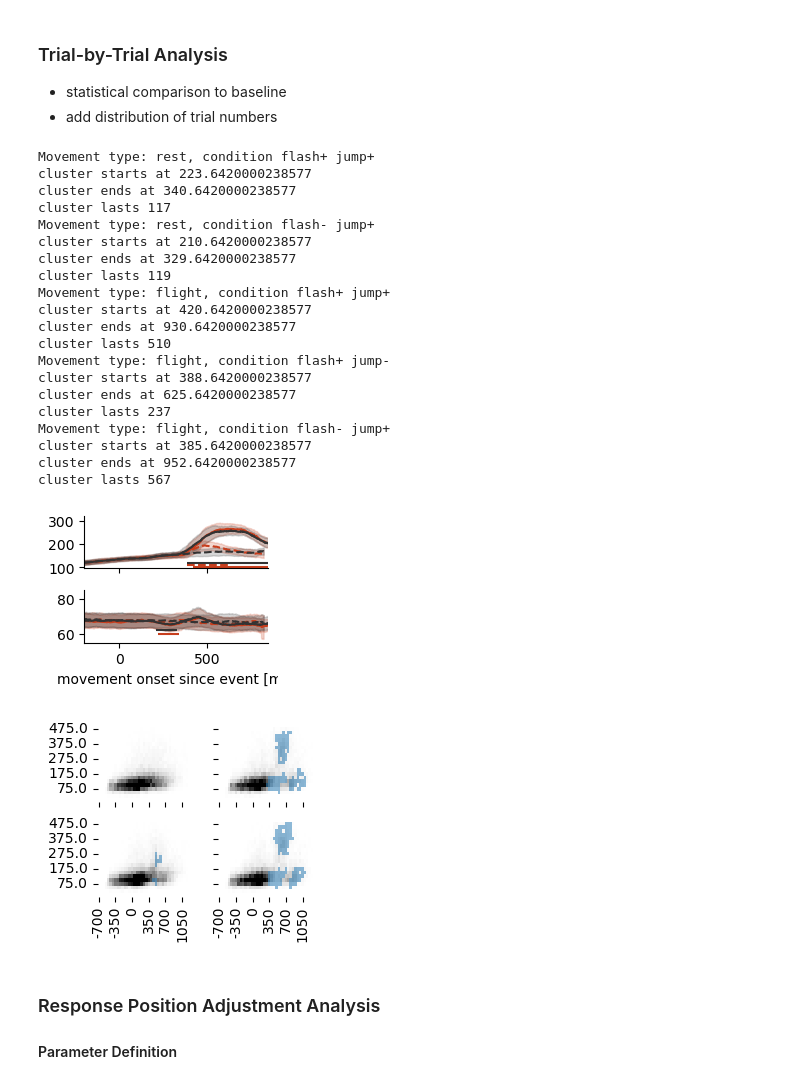
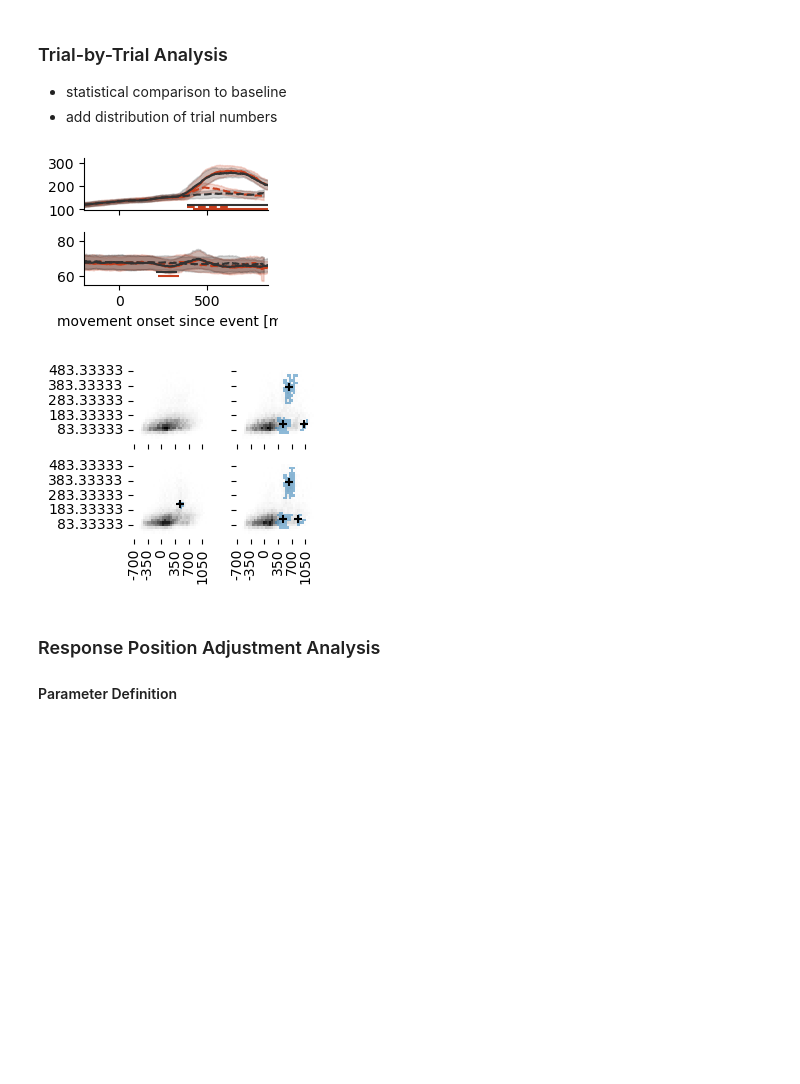
Before and after one commit to ClaraKuper/rapid_movement_inhibition, a Jupyter notebook: scripts/remote/scripts_target/Main Analysis.ipynb, the cells around one changed output. Saved outputs shown, nothing was run; the diff lists cells and outputs as text; code cells hidden in the pictures; blank space fills up the shorter version.

```diff
--- a/scripts/remote/scripts_target/Main Analysis.ipynb
+++ b/scripts/remote/scripts_target/Main Analysis.ipynb
@@ -349,50 +333,33 @@ linestyles = {
 
 smooth_window = 60
 
-heatmap_parameters = {'n_col': 42, 'n_row': 20,  'x_min': -700,
+heatmap_parameters = {'n_col': 42, 'n_row': 30,  'x_min': -700,
                       'x_max': 1400, 'y_min': 0, 'y_max': 500,}
 heatmap_figure_path = f'{results_path}/heatmaps_latencies_figure.svg'
 individual_heatmap_figure_path = f'{results_path}/heatmaps_individual_latencies_figure.svg'
+cluster_1d_path = f'{results_path}/rest_flight_time_cluster.csv'
+cluster_2d_path = f'{results_path}/heatmap_flight_cluster.csv'
 # %%
 time, participant_timings = trial_by_trial_analysis(trial_data,
                                                     touch_relative_col,
                                                     plot_columns,
                                                     conditions_dict,
                                                     baseline_condition_dict,
                                                     colors,
                                                     linestyles,
                                                     participant_col,
                                                     touch_onset_col,
                                                     touch_offset_col,
                                                     smooth_window,
                                                     figure_path,
                                                     heatmap_parameters,
                                                     heatmap_figure_path,
-                                                    individual_heatmap_figure_path,
+                                                    cluster_1d_path,
+                                                    cluster_2d_path,
                                                     results_path)
 # %% [output]
-Movement type: rest, condition flash+ jump+
-cluster starts at 223.6420000238577
-cluster ends at 340.6420000238577
-cluster lasts 117
-Movement type: rest, condition flash- jump+
-cluster starts at 210.6420000238577
-cluster ends at 329.6420000238577
-cluster lasts 119
-Movement type: flight, condition flash+ jump+
-cluster starts at 420.6420000238577
-cluster ends at 930.6420000238577
-cluster lasts 510
-Movement type: flight, condition flash+ jump-
-cluster starts at 388.6420000238577
-cluster ends at 625.6420000238577
-cluster lasts 237
-Movement type: flight, condition flash- jump+
-cluster starts at 385.6420000238577
-cluster ends at 952.6420000238577
-cluster lasts 567
 [figure]
-[figure, old version]
+[figure, new version]
 # %% [markdown]
 ### Response Position Adjustment Analysis
 #### Parameter Definition
```
Also changed, not shown: parts of 6 cells of this notebook, 8 other files.
